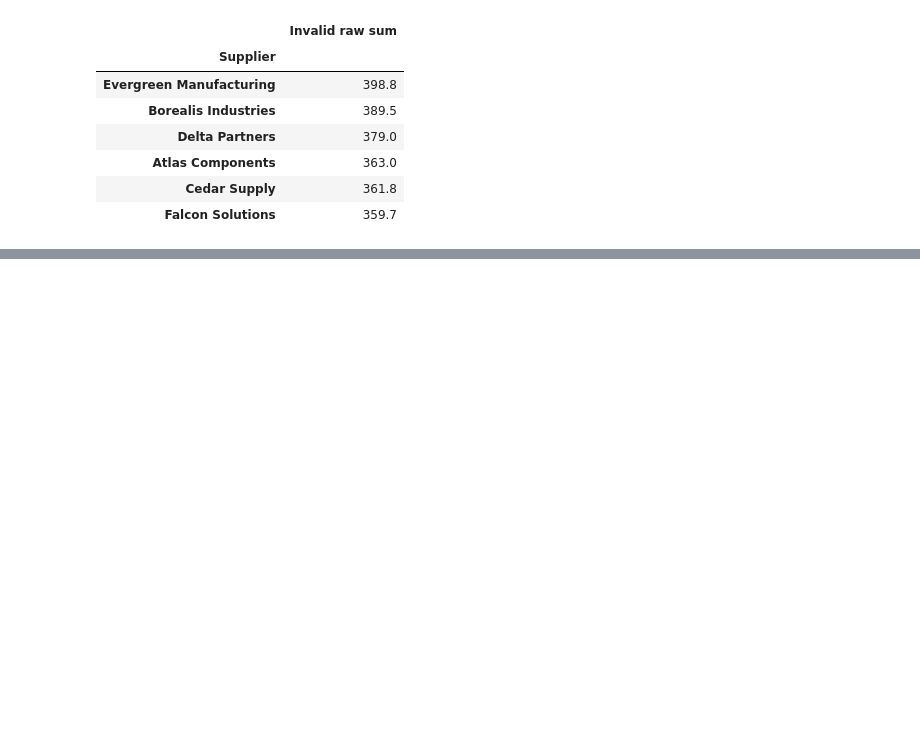
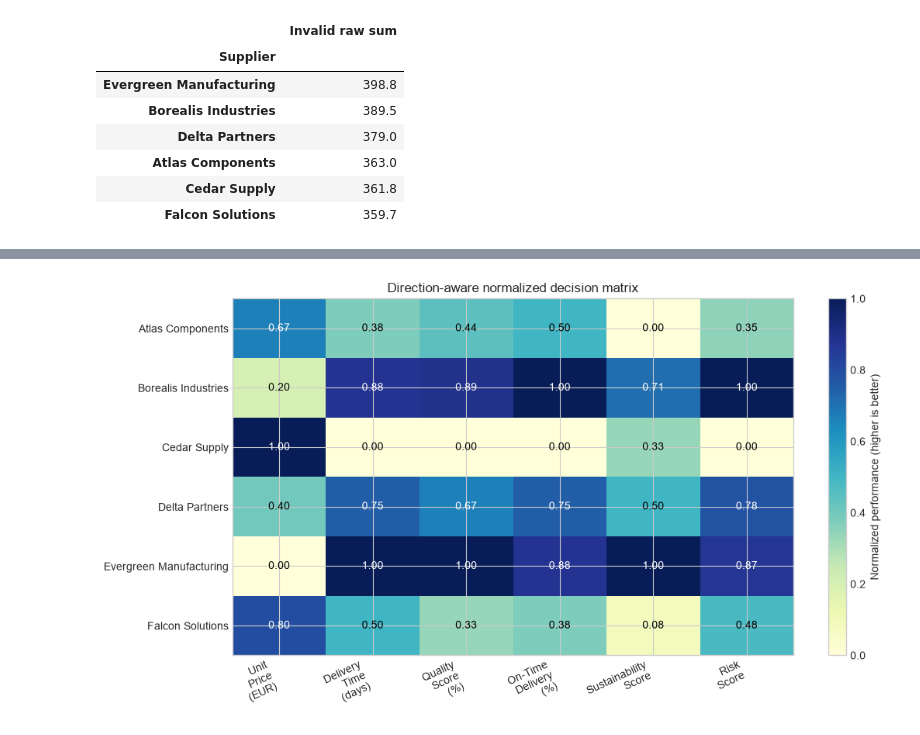
Before and after one commit to BoyanYotov/SoftUni-Math_Concepts_for_Devs-Final_Project, a Jupyter notebook: notebooks/supplier_selection.ipynb, the cells around one changed output, grey strips where cells are left out. Drawn from its saved outputs; the diff is of its cells as text; code cells hidden in the pictures; blank space fills up the shorter version.

```diff
--- a/notebooks/supplier_selection.ipynb
+++ b/notebooks/supplier_selection.ipynb
@@ -280,0 +313,6 @@ naive_raw_sum.to_frame()
+# %%
+# Transforming all criteria to a comparable 0-1 scale on which larger is always better.
+normalized = minmax_normalize(suppliers, criteria, directions)
+
+# Display a presentation-friendly copy rounded to four decimals.
+normalized.round(4)
@@ -280,0 +328,44 @@ naive_raw_sum.to_frame()
+# %%
+# Visualizing the normalized decision matrix as an annotated heat map.
+fig, ax = plt.subplots(figsize=(11, 5.8))
+
+# Converting the labeled DataFrame to a NumPy matrix for imshow. Fixed limits of 0 and 1
+# preserve the mathematical meaning of the colors across the entire figure.
+image = ax.imshow(
+    normalized.to_numpy(),
+    cmap="YlGnBu",
+    vmin=0,
+    vmax=1,
+    aspect="auto",
+)
+
+# Using criterion names as column labels and supplier names as row labels.
+ax.set_xticks(
+    range(len(criteria)),
+    [criterion.replace(" ", "\n") for criterion in criteria],
+    rotation=25,
+    ha="right",
+)
+ax.set_yticks(range(len(normalized)), normalized.index)
+
+# Writing the exact normalized value in every heat-map cell.
+for row_number in range(len(normalized)):
+    for column_number in range(len(criteria)):
+        value = normalized.iloc[row_number, column_number]
+        text_color = "white" if value > 0.62 else "black"
+        ax.text(
+            column_number,
+            row_number,
+            f"{value:.2f}",
+            ha="center",
+            va="center",
+            color=text_color,
+        )
+
+# Adding a scale legend and title, then render the completed chart.
+fig.colorbar(image, ax=ax, label="Normalized performance (higher is better)")
+ax.set_title("Direction-aware normalized decision matrix")
+plt.tight_layout()
+plt.show()
+# %% [output]
+[figure, added]
```
Also changed, not shown: parts of 7 cells of this notebook.
